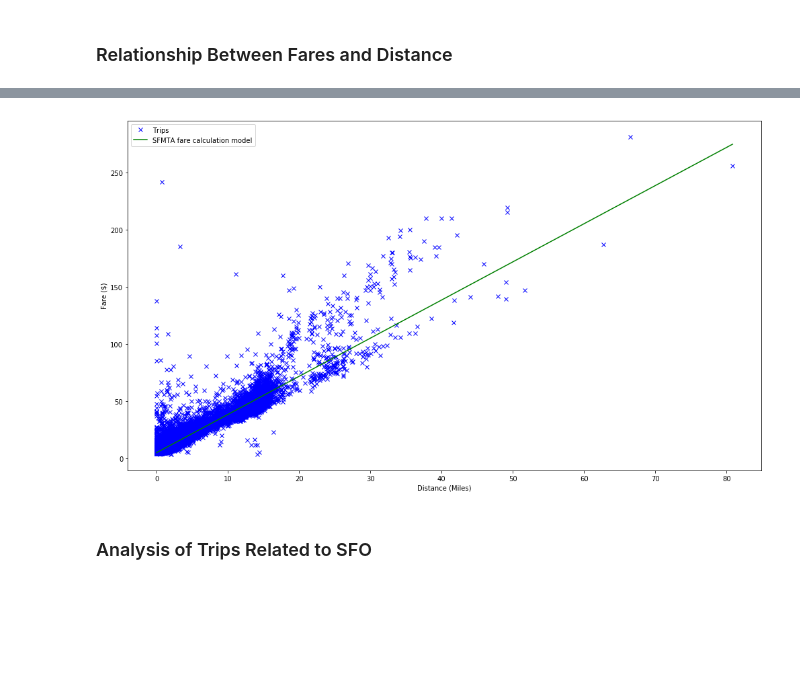
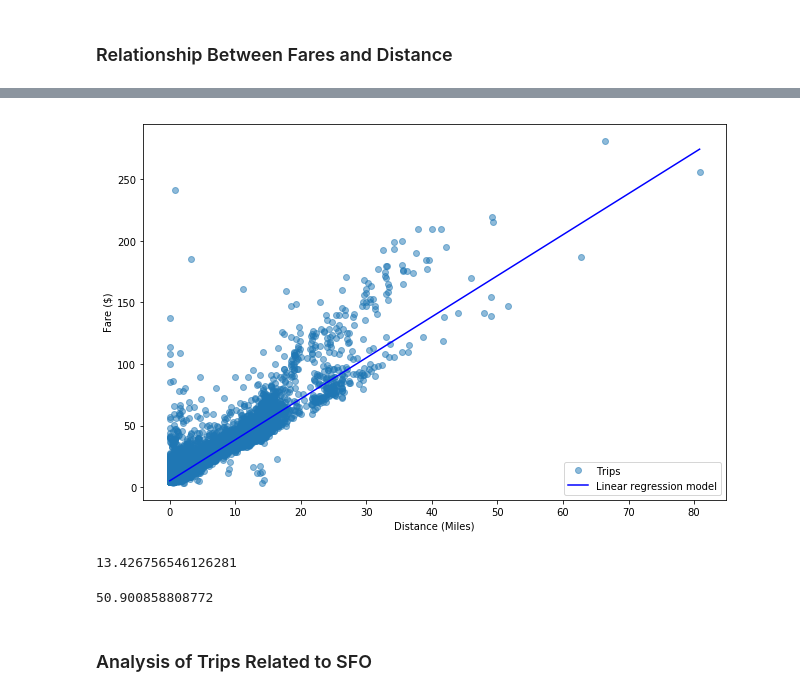
Before and after one commit to lawrencechen14/ce88-project, a Jupyter notebook: Exploration+of+Taxi+Trip+Fares+in+the+San+Francisco+Bay+Area.ipynb, the cells around one changed output, grey strips where cells are left out. Cells and saved outputs as stored; diff of their text form; code cells hidden in the pictures; blank space fills up the shorter version.

```diff
--- a/Exploration+of+Taxi+Trip+Fares+in+the+San+Francisco+Bay+Area.ipynb
+++ b/Exploration+of+Taxi+Trip+Fares+in+the+San+Francisco+Bay+Area.ipynb
@@ -47,15 +123,29 @@ theta = np.linalg.solve(X.T.dot(X), X.T.dot(y))
 # %%
-plt.figure(figsize=(14,8))
+plt.figure(figsize=(9,6))
 xlim = (min(taxi_data["dist (miles)"]), max(taxi_data["dist (miles)"]))
 ylim = (min(taxi_data["fare ($)"]), max(taxi_data["fare ($)"]))
-plt.plot(taxi_data["dist (miles)"], taxi_data["fare ($)"], 'bx')
-plt.plot(xlim, [theta[0]*xlim[0]+theta[1], theta[0]*xlim[1]+theta[1]], 'g-')
-plt.legend(["Trips", "SFMTA fare calculation model"], loc="upper left")
+plt.plot(taxi_data["dist (miles)"], taxi_data["fare ($)"], 'o', alpha=0.5)
+plt.plot(xlim, [theta[0]*xlim[0]+theta[1], theta[0]*xlim[1]+theta[1]], 'b-')
+plt.legend(["Trips", "Linear regression model"], loc="lower right")
 plt.xlabel("Distance (Miles)")
 plt.ylabel("Fare ($)")
 plt.tight_layout()
 # %% [output]
-[figure, old version]
+[figure, new version]
+# %%
+predicted_fare_0_to_20_miles = predicted_fare_SFMTA[:20]
+actual_fare_0_to_20_miles = actual_fare[:20]
+least_squared_error = sum((actual_fare_0_to_20_miles - predicted_fare_0_to_20_miles) ** 2) / len(actual_fare_0_to_20_miles)
+least_squared_error
+# %% [output]
+13.426756546126281
+# %%
+predicted_fare_over_20_miles = predicted_fare_SFMTA[20:]
+actual_fare_over_20_miles = actual_fare[20:]
+least_squared_error = sum((actual_fare_over_20_miles - predicted_fare_over_20_miles) ** 2) / len(actual_fare_over_20_miles)
+least_squared_error
+# %% [output]
+50.900858808772
 # %% [markdown]
 ### Analysis of Trips Related to SFO
 # %% [markdown]
```
Also changed, not shown: parts of 17 cells of this notebook.
